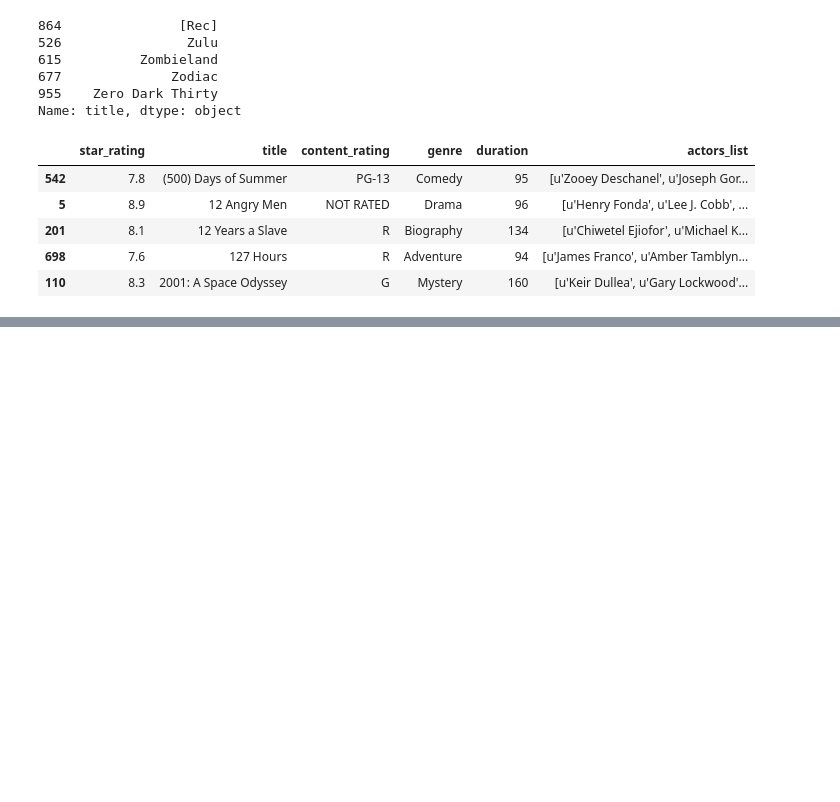
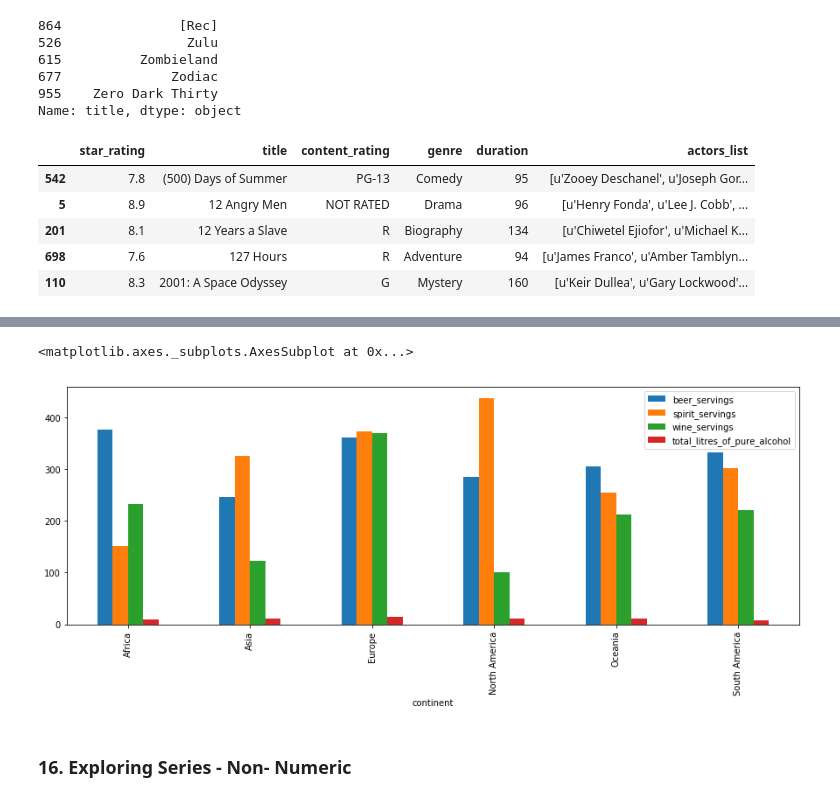
Before and after one commit to Deepshikha05/Learn-Pandas, a Jupyter notebook: Pandas.ipynb, the cells around one changed output, grey strips where cells are left out. Cells and saved outputs as stored; diff of their text form; code cells hidden in the pictures; blank space fills up the shorter version.

```diff
--- a/Pandas.ipynb
+++ b/Pandas.ipynb
@@ -265,0 +563,7 @@ movies.sort_values('title').head()
+# %%
+drinks.groupby('continent').max().plot(kind='bar')
+# %% [output]
+<matplotlib.axes._subplots.AxesSubplot at 0x...>
+[figure, added]
+# %% [markdown]
+### 16. Exploring Series - Non- Numeric
```
Also changed, not shown: parts of 72 cells of this notebook.
